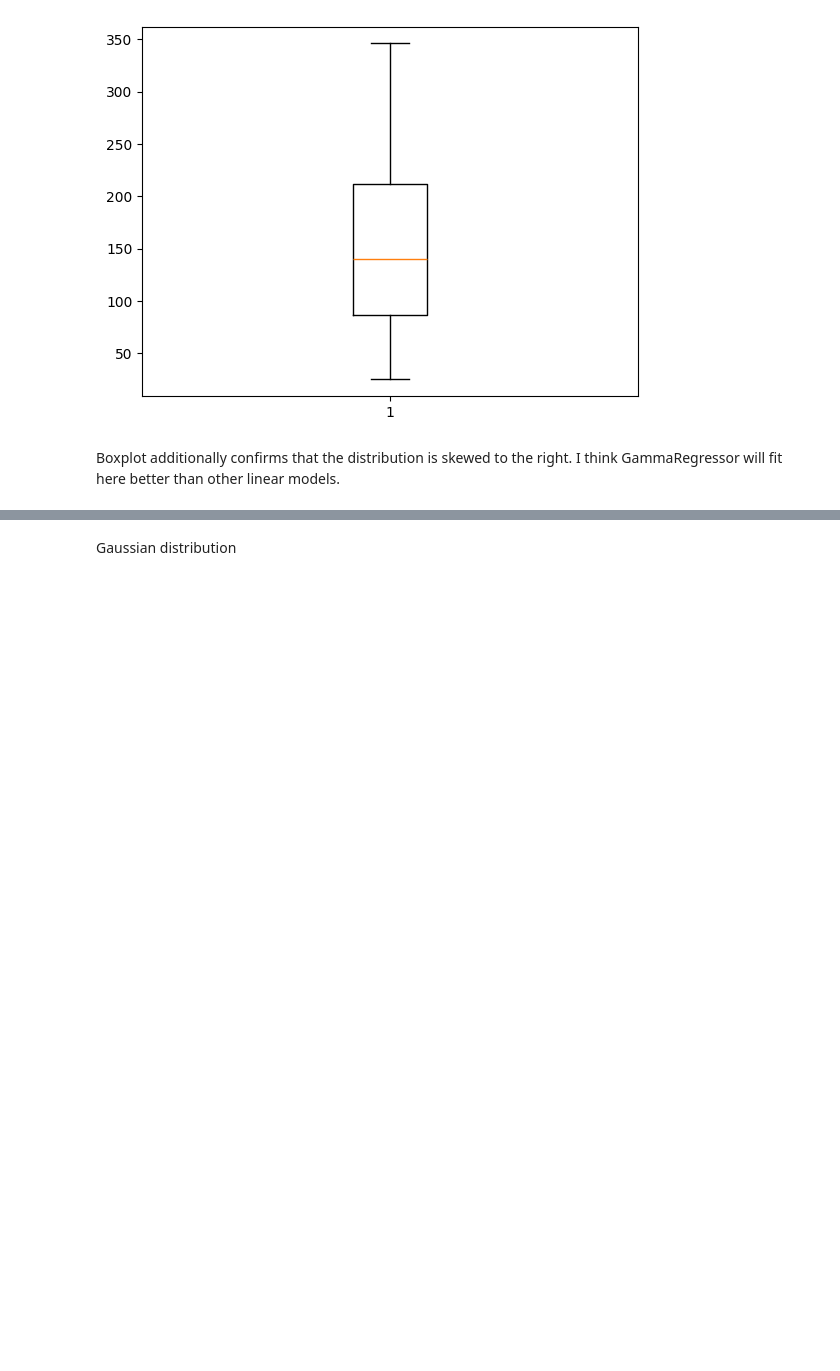
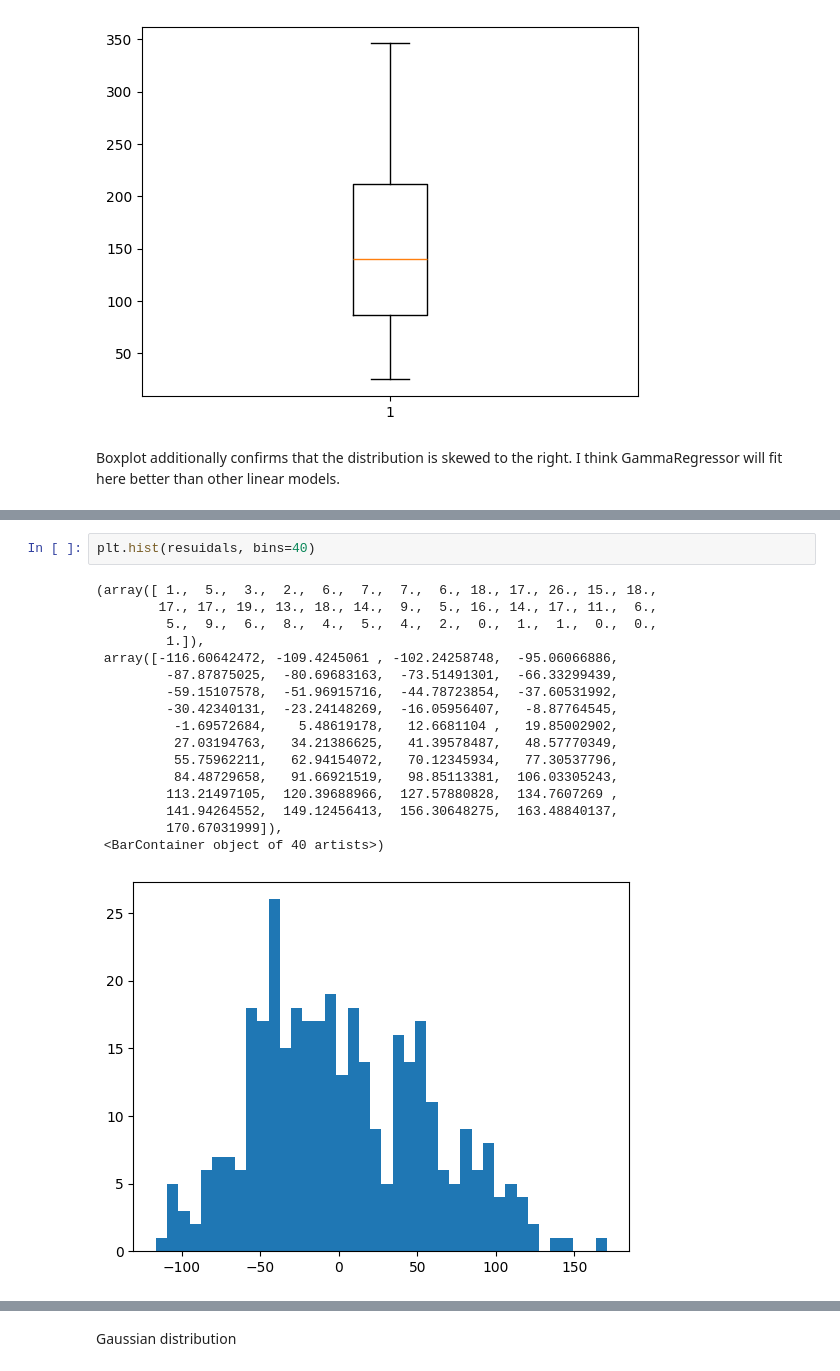
Before and after one commit to konstantin-larin/ml_handbook, a Jupyter notebook: Probabilistic Approach in Machine Learning/layer_1.ipynb, the cells around one changed output, grey strips where cells are left out. Cells and saved outputs as stored; diff of their text form; blank space fills up the shorter version.

```diff
--- a/Probabilistic Approach in Machine Learning/layer_1.ipynb
+++ b/Probabilistic Approach in Machine Learning/layer_1.ipynb
@@ -74,0 +79,20 @@ r2 on train 0.49995461103351146
+# %%
+plt.hist(resuidals, bins=40)
+# %% [output]
+(array([ 1.,  5.,  3.,  2.,  6.,  7.,  7.,  6., 18., 17., 26., 15., 18.,
+        17., 17., 19., 13., 18., 14.,  9.,  5., 16., 14., 17., 11.,  6.,
+         5.,  9.,  6.,  8.,  4.,  5.,  4.,  2.,  0.,  1.,  1.,  0.,  0.,
+         1.]),
+ array([-116.60642472, -109.4245061 , -102.24258748,  -95.06066886,
+         -87.87875025,  -80.69683163,  -73.51491301,  -66.33299439,
+         -59.15107578,  -51.96915716,  -44.78723854,  -37.60531992,
+         -30.42340131,  -23.24148269,  -16.05956407,   -8.87764545,
+          -1.69572684,    5.48619178,   12.6681104 ,   19.85002902,
+          27.03194763,   34.21386625,   41.39578487,   48.57770349,
+          55.75962211,   62.94154072,   70.12345934,   77.30537796,
+          84.48729658,   91.66921519,   98.85113381,  106.03305243,
+         113.21497105,  120.39688966,  127.57880828,  134.7607269 ,
+         141.94264552,  149.12456413,  156.30648275,  163.48840137,
+         170.67031999]),
+ <BarContainer object of 40 artists>)
+[figure, added]
```
Also changed, not shown: parts of 4 cells of this notebook.
